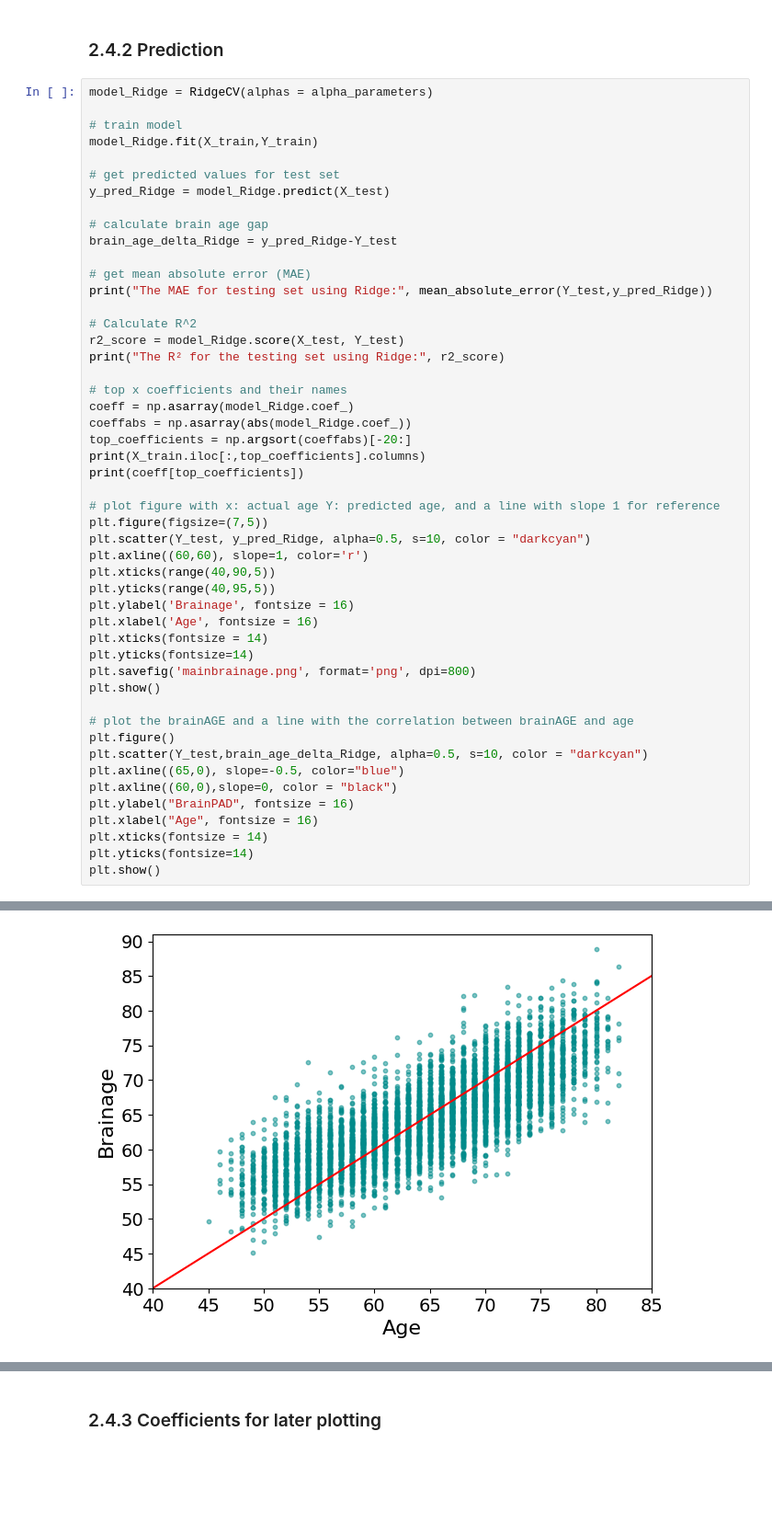
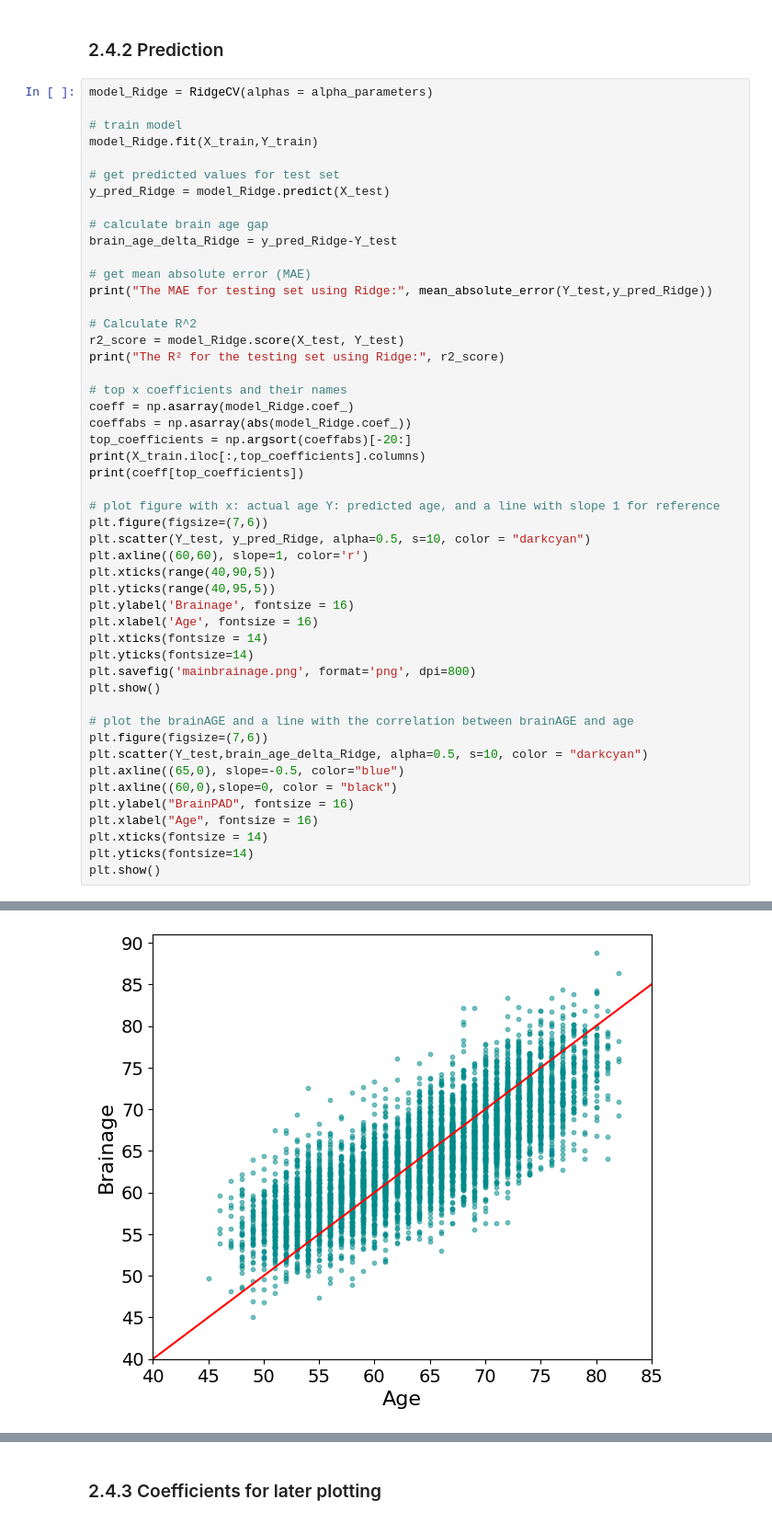
Before and after one commit to ivychad/Physical-Activity-BrainAGE, a Jupyter notebook: 2 BrainAge.ipynb, the cells around one changed output, grey strips where cells are left out. Shown at 92% size. Drawn from its saved outputs; the diff is of its cells as text; blank space fills up the shorter version.

```diff
--- a/2 BrainAge.ipynb
+++ b/2 BrainAge.ipynb
@@ -618,7 +649,7 @@ print(X_train.iloc[:,top_coefficients].columns)
 print(coeff[top_coefficients])
 
 # plot figure with x: actual age Y: predicted age, and a line with slope 1 for reference
-plt.figure(figsize=(7,5))
+plt.figure(figsize=(7,6))
 plt.scatter(Y_test, y_pred_Ridge, alpha=0.5, s=10, color = "darkcyan")
 plt.axline((60,60), slope=1, color='r')
 plt.xticks(range(40,90,5))
@@ -630,32 +661,32 @@ plt.yticks(fontsize=14)
 plt.savefig('mainbrainage.png', format='png', dpi=800)
 plt.show()
 
 # plot the brainAGE and a line with the correlation between brainAGE and age
-plt.figure()
+plt.figure(figsize=(7,6))
 plt.scatter(Y_test,brain_age_delta_Ridge, alpha=0.5, s=10, color = "darkcyan")
 plt.axline((65,0), slope=-0.5, color="blue")
 plt.axline((60,0),slope=0, color = "black")
 plt.ylabel("BrainPAD", fontsize = 16)
 plt.xlabel("Age", fontsize = 16)
 plt.xticks(fontsize = 14)
 plt.yticks(fontsize=14)
 plt.show()
 # %% [output]
 The MAE for testing set using Ridge: 3.7486766929802013
 The R² for the testing set using Ridge: 0.6358241036374863
 Index(['volume_of_putamen_left_hemisphere_f26560_2_0',
        'volume_of_brainstem_whole_brain_f26526_2_0',
        'volume_of_putamen_right_hemisphere_f26591_2_0',
        'volume_of_ventraldc_right_hemisphere_f26596_2_0',
        'volume_of_supratentorialnotvent_whole_brain_f26520_2_0',
        'volume_of_thalamusproper_left_hemisphere_f26558_2_0',
        'volume_of_thalamusproper_right_hemisphere_f26589_2_0',
        'volume_of_supratentorial_whole_brain_f26519_2_0',
        'volume_of_cortex_right_hemisphere_f26583_2_0',
        'volume_of_cortex_left_hemisphere_f26552_2_0',
 ... (11 lines left out)
 [ -2.26860126   2.39696434  -2.50775638  -2.73702095  -2.79581218
   -3.18768567  -3.46072034   4.47572726   5.88380517  -7.24909472
   -9.94656768 -10.80662041 -11.75101437  12.15655364 -13.17155378
   17.63982205 -19.89223201 -23.21030878  42.26283551  48.04208732]
-[figure, old version]
+[figure, new version]
```
Also changed, not shown: parts of 17 cells of this notebook, 11 other files.
